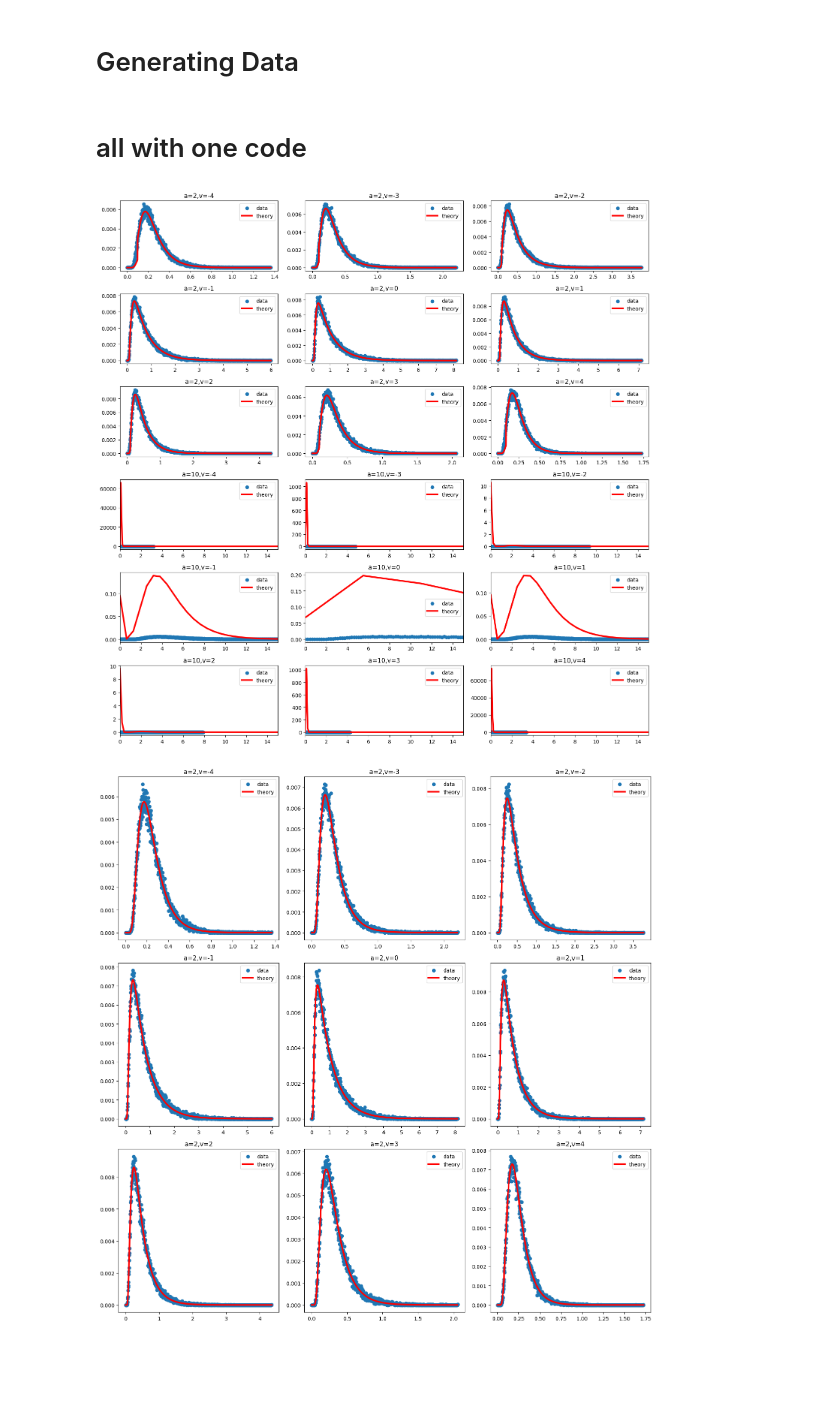
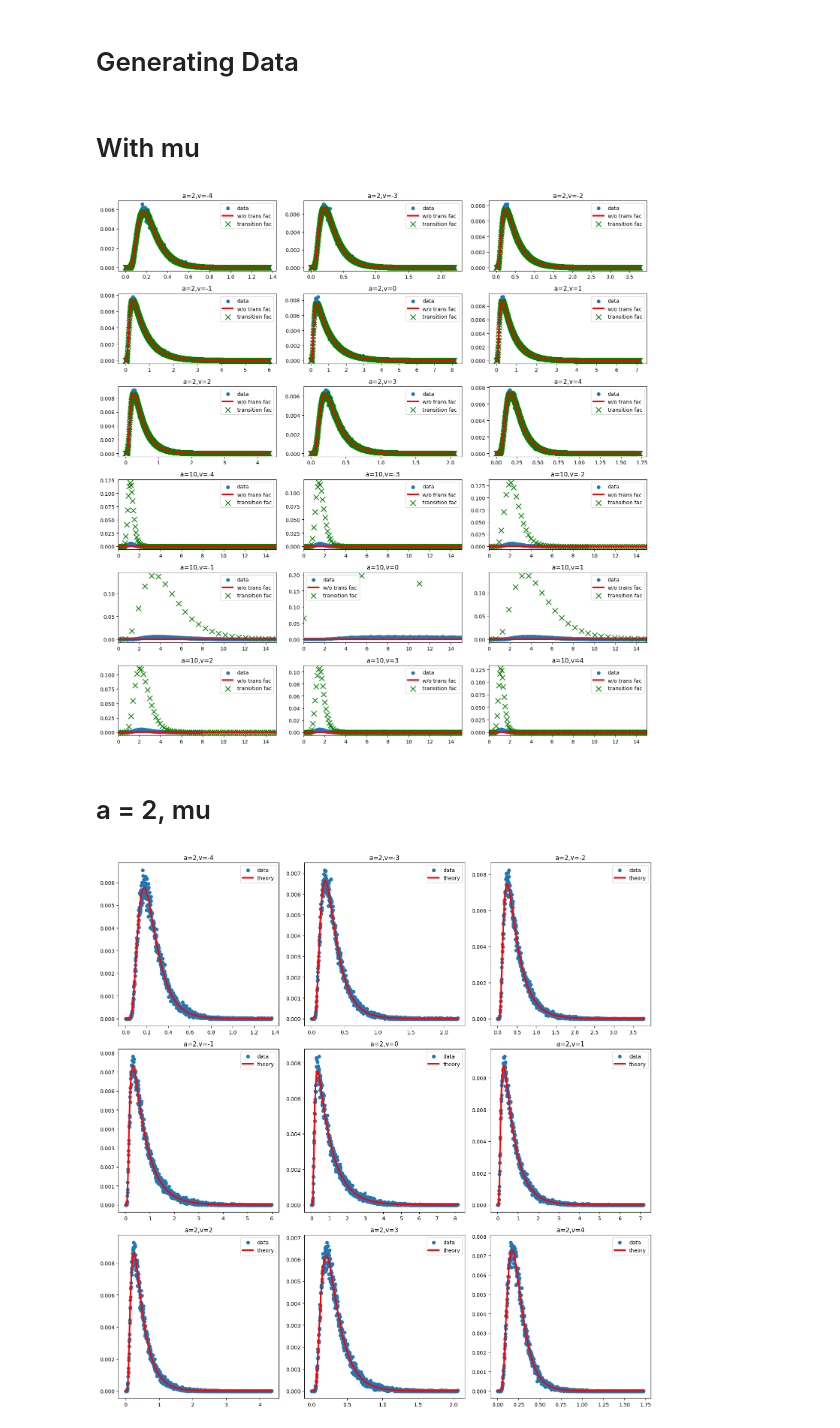
Before and after one commit to rakaar/ai_stats_notes, a Jupyter notebook: neural/ddm_ex21.ipynb, the cells around one changed output. Saved outputs shown, nothing was run; the diff lists cells and outputs as text; code cells hidden in the pictures; blank space fills up the shorter version.

```diff
--- a/neural/ddm_ex21.ipynb
+++ b/neural/ddm_ex21.ipynb
@@ -48,0 +69,27 @@ plt.plot(t_pts/t_scale, np.abs(np.array(prob_large)-np.array(prob_small)), color
+# %%
+# density
+fig, axs = plt.subplots(1, 2, figsize=(12, 4))
+
+# Left plot
+# t_pts = np.linspace(0.00001, 0.0005, 10000)
+v = 10; a = 10; theta = a / 2; mu = theta * v; t_scale = (a**2)/4
+# prob_large = prob_rt_generic(t_pts, mu, rtd_mu_large_t)
+# prob_small = prob_rt_generic(t_pts, mu, rtd_mu_small_t)
+# axs[0].plot(t_pts[:-1], prob_large, label='prob_large', color='red')
+# axs[0].scatter(t_pts[:-1], prob_small, label='prob_small')
+# axs[0].legend()
+# axs[0].set_title('t = 1e-5 to small')
+
+# Right plot
+t_pts = np.linspace(0.001, 5, 1000)
+# t_pts /= t_scale
+prob_large = [rtd_mu_large_t(t, mu) for t in t_pts]
+prob_small = [rtd_mu_small_t(t, mu) for t in t_pts]
+
+axs[1].plot(t_pts, prob_large, label='prob_large', color='red')
+axs[1].scatter(t_pts, prob_small, label='prob_small')
+axs[1].legend()
+axs[1].set_title('t = 1e-5 to  10')
+
+plt.tight_layout()
+plt.show()
@@ -65,43 +114,50 @@ with open('all_sim_results.pkl', 'wb') as f:
 # %%
 with open('all_sim_results.pkl', 'rb') as f:
     all_sim_results = pickle.load(f)
-# %% [markdown]
-# all with one code
+# %% [markdown]
+# With mu
 # %%
 w = 0.5;
 fig, axes = plt.subplots(6, 3, figsize=(15, 15))
 i = 0
 for a in bound_arr:
     for v in velocity_arr:
         if a == 2:
-            smol_2_large_trans = 0.1
+            smol_2_large_trans = 0.25
         elif a == 10:
             smol_2_large_trans = 0.005
 
         mu = (a/2)*v
         t_scale = (a**2)/4
 
 
         keyname = f"a={str(a)},v={str(v)}"
         choices, RTs = parse_sim_results(all_sim_results[keyname])
 
-        t_pts = np.linspace(0.0001, max(RTs), 1000)
+        t_pts = np.linspace(0.00001, max(RTs), 1000)
+
+
         prob = calculate_histogram(t_pts, RTs)
-        RT_theory = prob_rt_mu(t_pts, mu, smol_2_large_trans)
+        RT_theory_1 = prob_rt_mu(t_pts, mu, smol_2_large_trans)
+        RT_theory = prob_rt_generic(t_pts/t_scale, mu, rtd_mu_small_t)
 
 
         axes[i//3, i%3].scatter(t_pts[:-1], prob);
         axes[i//3, i%3].plot(t_pts[:-1]*t_scale, RT_theory,linewidth=3, color='red');
+        axes[i//3, i%3].scatter(t_pts[:-1]*t_scale, RT_theory_1, color='green', marker='x', **{'s': 100});
+
         if a == 10:
             axes[i//3, i%3].set_xlim([0, 15])
         axes[i//3, i%3].set_title(keyname);
-        axes[i//3, i%3].legend(['data', 'theory'])
+        axes[i//3, i%3].legend(['data', 'w/o trans fac', 'transition fac'])
         i += 1
 
 plt.tight_layout()
 plt.show()
 # %% [output]
-[figure, old version]
+[figure, new version]
+# %% [markdown]
+# a = 2, mu
 # %%
 w = 0.5; K_max = 100
 fig, axes = plt.subplots(3, 3, figsize=(15, 15))
```
Also changed, not shown: parts of 7 cells of this notebook, 3 other files.
